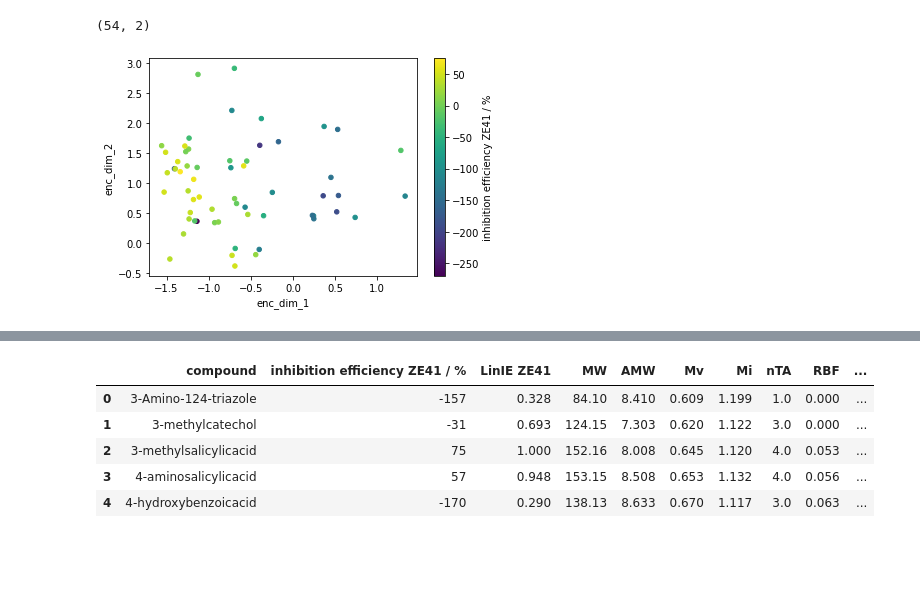
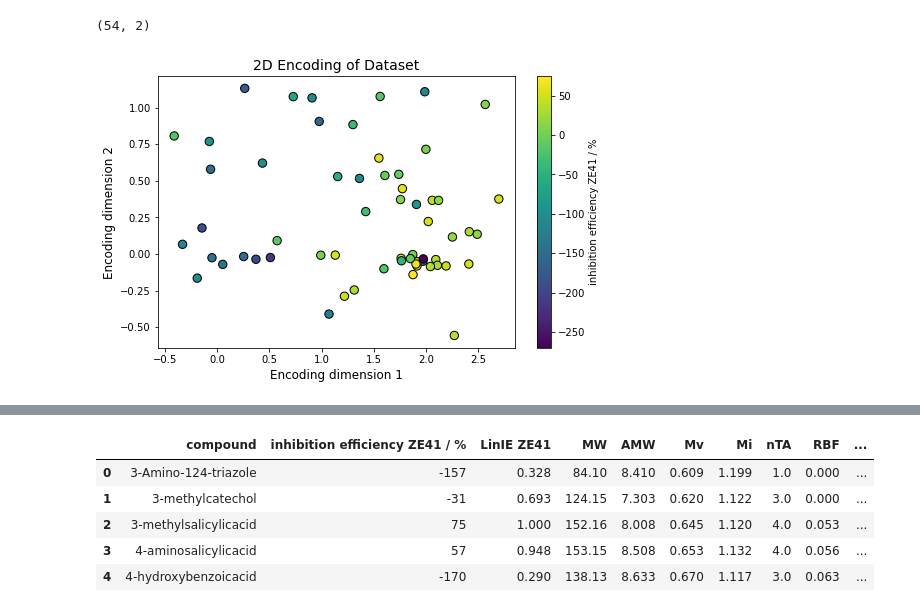
Before and after one commit to ElisabethJS/mg_corrosion, a Jupyter notebook: Code/Autoencoder.ipynb, the cells around one changed output, grey strips where cells are left out. Saved outputs shown, nothing was run; the diff lists cells and outputs as text; code cells hidden in the pictures; blank space fills up the shorter version.

```diff
--- a/Code/Autoencoder.ipynb
+++ b/Code/Autoencoder.ipynb
@@ -10,7 +11,7 @@ import matplotlib.pyplot as plt
 # %%
 random_state = 42
 tf.random.set_seed(random_state)
-n_features = 63
+n_features = 5
 # %%
 rfe_sel = ['P_VSA_MR_5', 'Mor22s', 'Mor04m', 'LUMO / eV', 'E1p', 'HOMO / eV', 'P_VSA_LogP_2', 'Mor29v', 'MATS5v',
            'Mor14s', 'Mor14u', 'CATS3D_02_AP', 'GATS5v', 'MATS5m', 'GATS2s', 'Mor32m', 'H3m', 'TDB04s', 'E2s', 'R5p+',
@@ -42,13 +43,17 @@ class Autoencoder(keras.models.Model):
         super(Autoencoder, self).__init__()
         self.latent_dim = latent_dim
         self.encoder = tf.keras.Sequential([
-            #keras.layers.Dense(150, activation='linear'),
+            #keras.layers.Dense(100, activation='linear'),
             #keras.layers.LeakyReLU(),
+            keras.layers.Dense(10, activation='linear'),
+            keras.layers.LeakyReLU(),
             keras.layers.Dense(latent_dim, activation='linear'),
             keras.layers.LeakyReLU(),
         ])
         self.decoder = tf.keras.Sequential([
-            #keras.layers.Dense(150, activation='linear'),
+            keras.layers.Dense(10, activation='linear'),
+            keras.layers.LeakyReLU(),
+            #keras.layers.Dense(100, activation='linear'),
             #keras.layers.LeakyReLU(),
             keras.layers.Dense(len(X_train.columns), activation='linear')
         ])
@@ -123,8 +128,13 @@ X_enc = X_t_enc.append(X_v_enc)
 # %%
 data[X_enc.columns] = X_enc.sort_index()
 # %%
-fig, ax = plt.subplots()
-data.plot.scatter(x='enc_dim_1', y='enc_dim_2', c = 'inhibition efficiency ZE41 / %', ax=ax, colormap='viridis')
+fig, ax = plt.subplots(figsize=(8,5))
+data.plot.scatter(x='enc_dim_1', y='enc_dim_2', c = 'inhibition efficiency ZE41 / %', ax=ax, colormap='viridis',
+                  s=70, edgecolors='black')
+ax.set_title('2D Encoding of Dataset', fontsize=14)
+ax.set_xlabel('Encoding dimension 1', fontsize=12)
+ax.set_ylabel('Encoding dimension 2', fontsize=12)
+#fig.get_axes()[1].tick_params(labelsize=15)
 plt.show()
 # %% [output]
-[figure, old version]
+[figure, new version]
```
Also changed, not shown: parts of 10 cells of this notebook, 4 other files.
